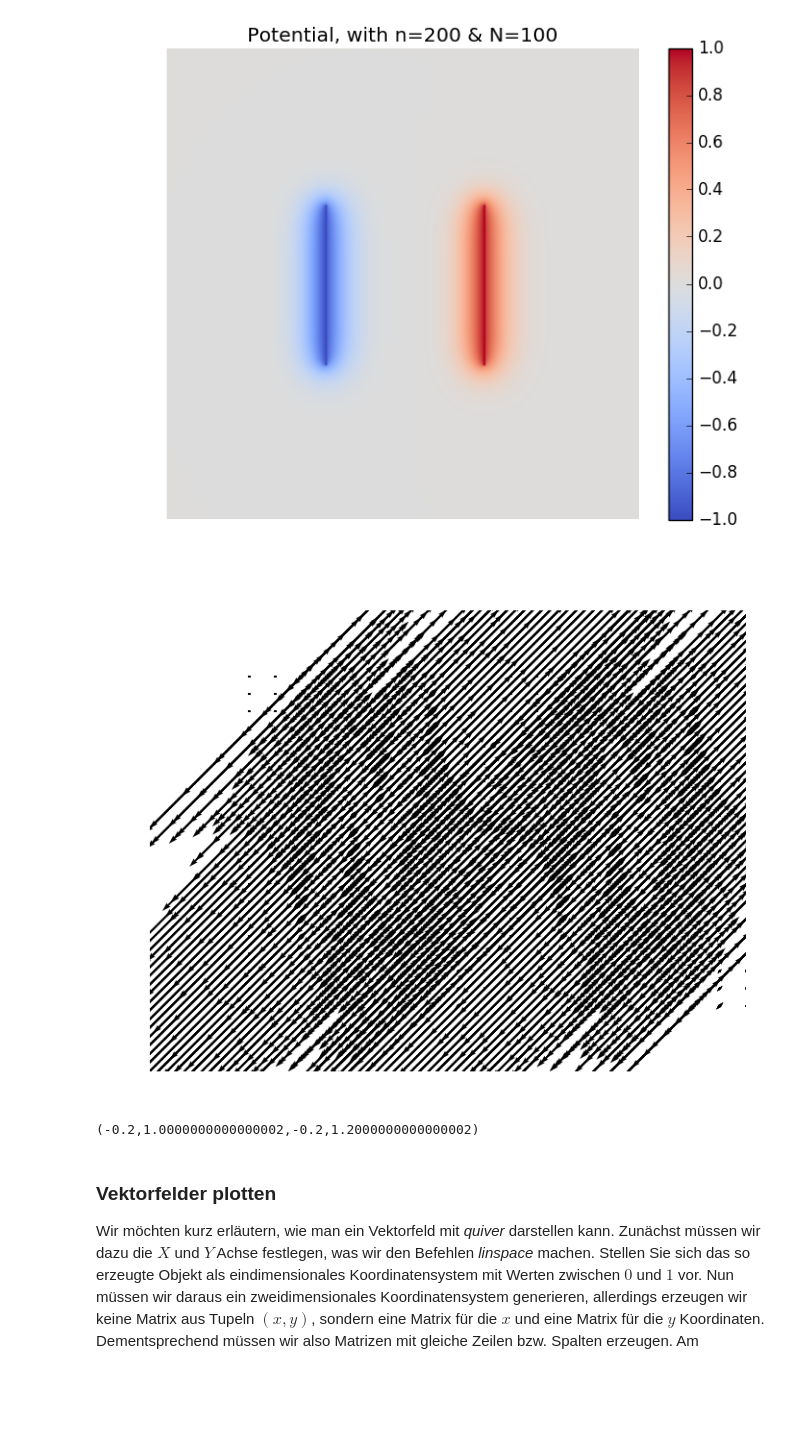
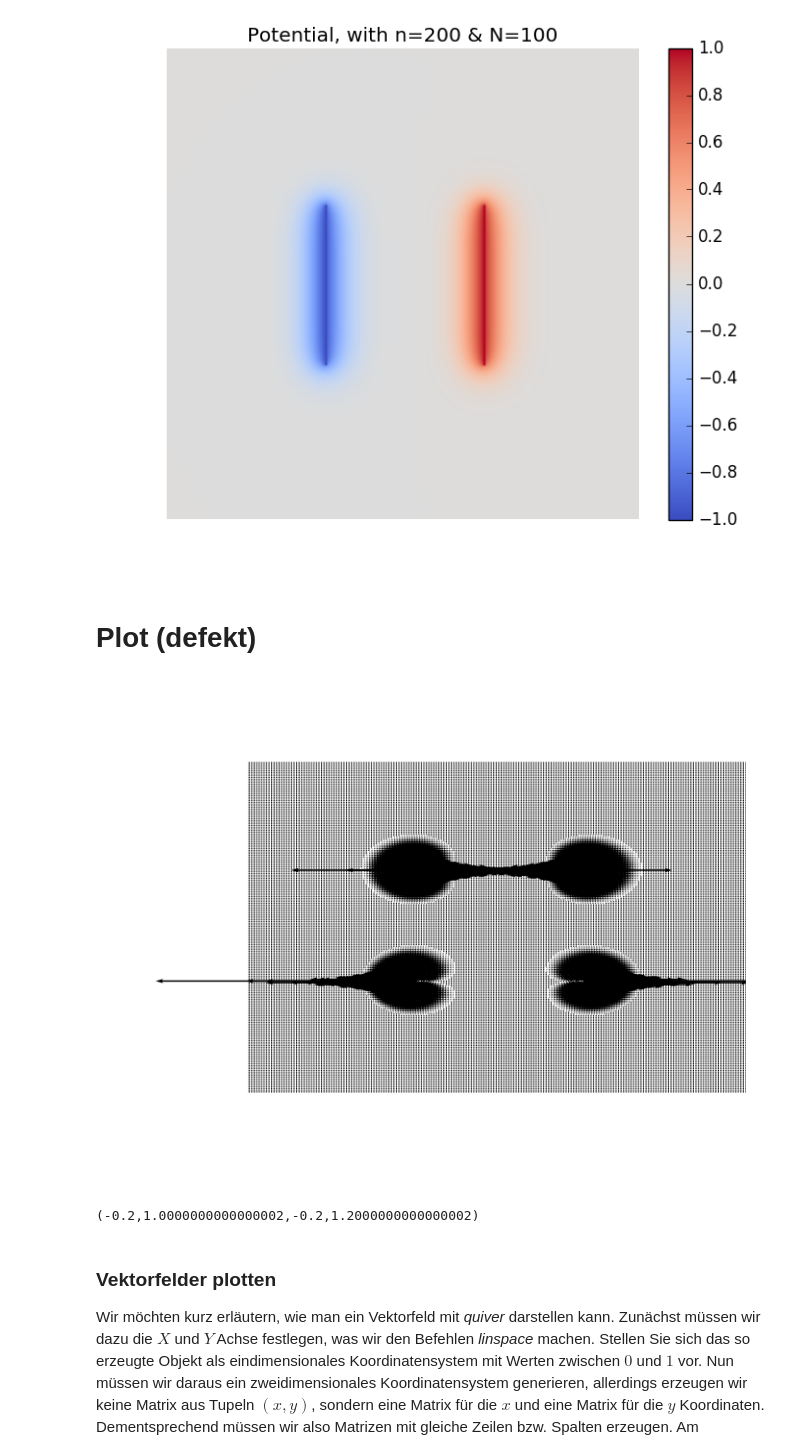
Before and after one commit to ofilla/compphys2016, a Jupyter notebook: uebung_07/07_relaxen_im_plattenkondensator.ipynb, the cells around one changed output. Saved outputs shown, nothing was run; the diff lists cells and outputs as text; code cells hidden in the pictures; blank space fills up the shorter version.

```diff
--- a/uebung_07/07_relaxen_im_plattenkondensator.ipynb
+++ b/uebung_07/07_relaxen_im_plattenkondensator.ipynb
@@ -54,7 +54,7 @@ function set_borders(array, con_pos, border=0)
     return array
 end
 
-function relaxing(dimension, iterators)
+function relaxing(dimension, iterators, omega)
     field = zeros(dimension, dimension)
 
     const con_pos = Int(round(dimension/3)) # position of condensator plates
@@ -65,7 +65,7 @@ function relaxing(dimension, iterators)
     for iterator in 1:iterators
         for i in calcpoints
             for j in calcpoints
-                field_vals = field[i+1, j] + field[i-1, j] + field[i, j+1] + field[i, j-1]
+                field_vals = (1-omega)*field[i+1, j] + field[i-1, j] + field[i, j+1] + field[i, j-1]
                 field[i, j] = h^2*pi*density[i, j] + field_vals/4
             end
         end
@@ -85,24 +85,27 @@ function relaxing_pyplot(field; cmap="coolwarm", cbar="on")
     return
 end
 
-function partial_diff(field)
+function gradient(field)
     const dims = size(field)
     const dx = 1/(dims[1]-1)
     const dy = 1/(dims[2]-1)
-    output = []
 
-    # d/d(dim)
-    for dim in (1, 2)
-        a = dim
-        b = (dim%2)+1
-        diffs = zeros(dims[a]-1, dims[b])
-        for y in 1:dims[b]
-            for x in 1:dims[a]-1
-                diffs[x, y] = (field[x+1, y] - field[x, y])/dx
-            end
+    # d/dx
+    dxs = zeros(field)
+    for i in 2:dims[1]-1
+        for j in 2:dims[2]-1
+            dxs[j, i] = (field[j, i+1] - field[j, i-1])/(2dx)
         end
-        push!(output, diffs)
     end
-    return output
+
+    # d/dx
+    dys = zeros(field)
+    for i in 2:dims[2]-1
+        for j in 2:dims[1]-1
+            dxs[j, i] = (field[j+1, i] - field[j-1, i])/(2dy)
+        end
+    end
+
+    return (dxs, dys)
 end
 # %% [output]
@@ -121,15 +124,17 @@ field = relaxing(n, N)
 relaxing_pyplot(field)
 # %% [output]
 [figure]
+# %% [markdown]
+# Plot (defekt)
 # %%
-dxs, dys = partial_diff(field)
-xs = collect(linspace(0, 1, 20))
-X = repmat(xs, 1, 20)
-Y = repmat(xs', 20, 1) # ys'==transpose(ys)
+dxs, dys = gradient(field)
+xs = collect(linspace(0, 1, n))
+X = repmat(xs, 1, n)
+Y = repmat(xs', n, 1) # ys'==transpose(ys)
 quiver(X, Y, dxs , dys)
 axis("off")
 # %% [output]
-[figure, old version]
+[figure, new version]
 (-0.2,1.0000000000000002,-0.2,1.2000000000000002)
 # %% [markdown]
 ### Vektorfelder plotten
```
Also changed, not shown: parts of 1 cell of this notebook, 1 other file.
